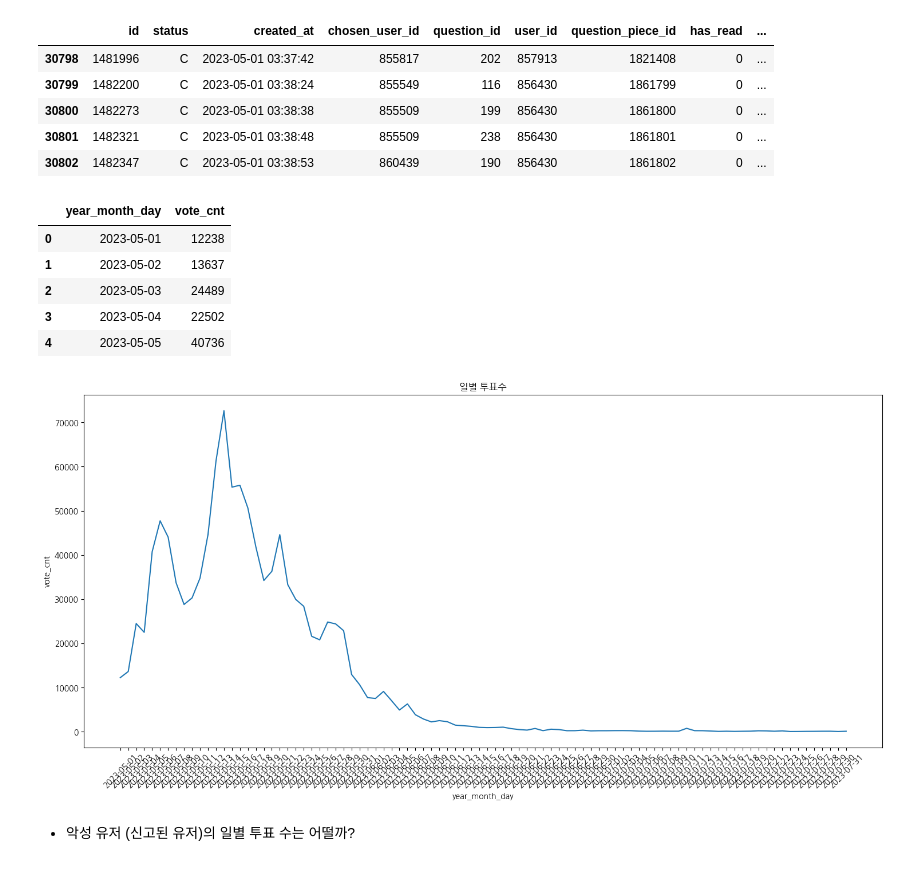
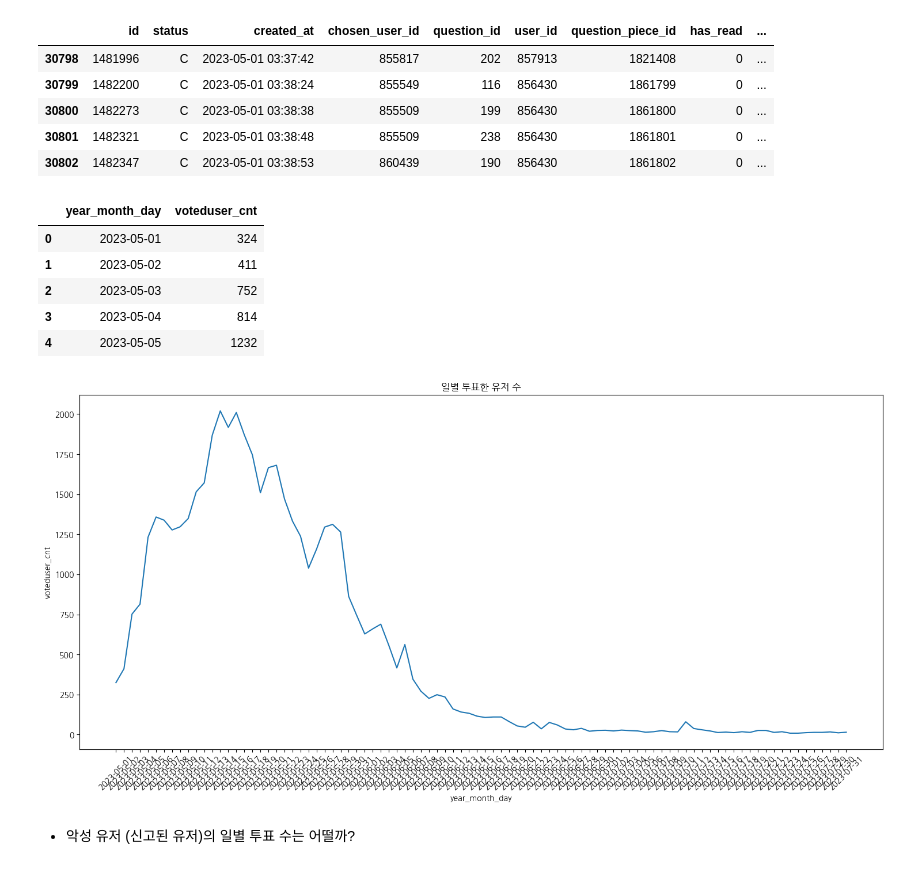
Before and after one commit to saeraniren/advanced_project, a Jupyter notebook: eda_kpi_hj.ipynb, the cells around one changed output. Cells and saved outputs as stored; diff of their text form; code cells hidden in the pictures.

```diff
--- a/eda_kpi_hj.ipynb
+++ b/eda_kpi_hj.ipynb
@@ -154,24 +154,25 @@ votecnt_df.head()
 | 30801 | 1482321 | C | 2023-05-01 03:38:48 | 855509 | 238 | 856430 | 1861801 | 0 | ... |
 | 30802 | 1482347 | C | 2023-05-01 03:38:53 | 860439 | 190 | 856430 | 1861802 | 0 | ... |
 # %%
-daily_votecnt_df = votecnt_df.groupby(['year_month_day']).size().reset_index(name='vote_cnt')
+# 날짜별 투표한 유저 수 구하기
+daily_votecnt_df = votecnt_df.groupby(['year_month_day'])['user_id'].nunique().reset_index(name='voteduser_cnt')
 daily_votecnt_df.head()
 # %% [output]
-|  | year_month_day | vote_cnt |
-| 0 | 2023-05-01 | 12238 |
-| 1 | 2023-05-02 | 13637 |
-| 2 | 2023-05-03 | 24489 |
-| 3 | 2023-05-04 | 22502 |
-| 4 | 2023-05-05 | 40736 |
+|  | year_month_day | voteduser_cnt |
+| 0 | 2023-05-01 | 324 |
+| 1 | 2023-05-02 | 411 |
+| 2 | 2023-05-03 | 752 |
+| 3 | 2023-05-04 | 814 |
+| 4 | 2023-05-05 | 1232 |
 # %%
 # 시각화
 plt.figure(figsize=(18,8))
-sns.lineplot(data=daily_votecnt_df, x='year_month_day', y='vote_cnt')
-plt.title('일별 투표수')
+sns.lineplot(data=daily_votecnt_df, x='year_month_day', y='voteduser_cnt')
+plt.title('일별 투표한 유저 수')
 plt.xticks(rotation=45)
 plt.show()
 # %% [output]
-[figure, old version]
+[figure, new version]
 # %% [markdown]
 - 악성 유저 (신고된 유저)의 일별 투표 수는 어떨까?
 # %%
```
Also changed, not shown: parts of 30 cells of this notebook.
